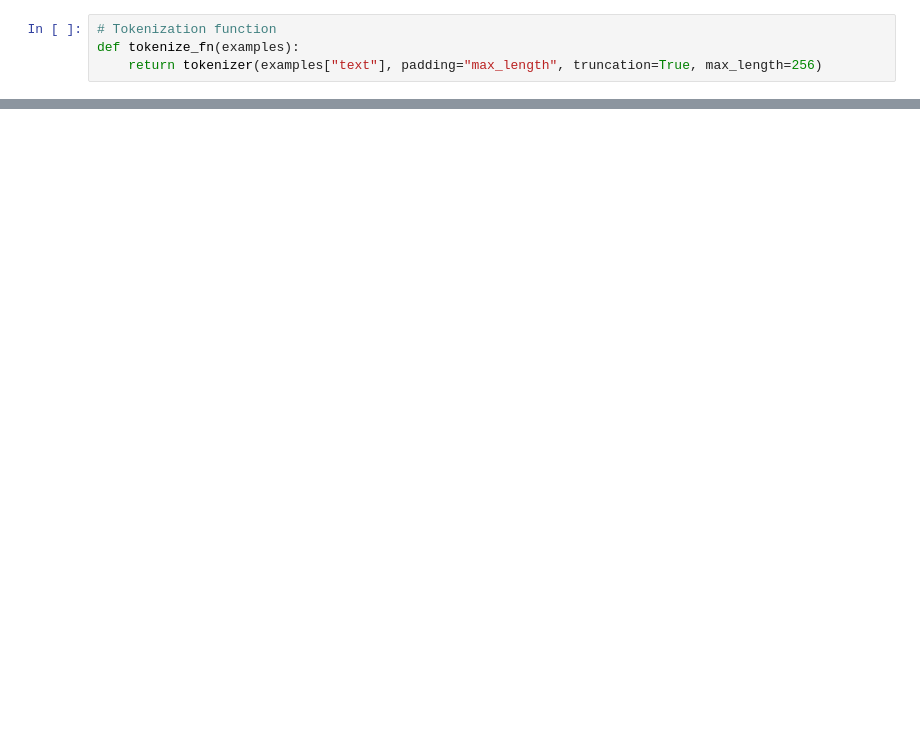
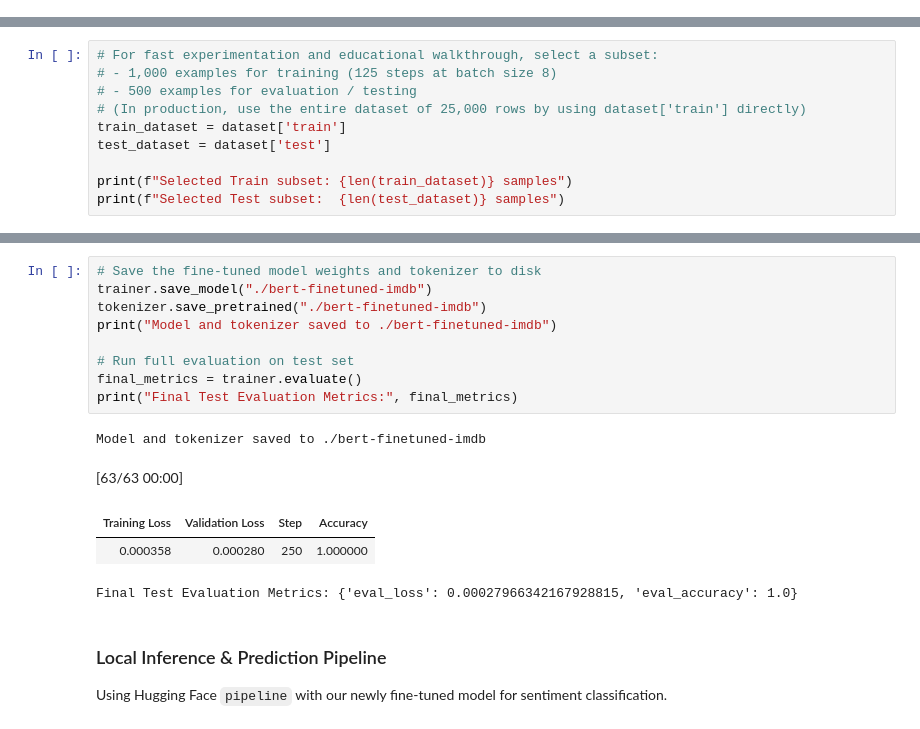
Before and after one commit to AkhandPratapSingh11/bulding-and-bulding-and-finetuning-slm-from-scratch, a Jupyter notebook: bert_finetuning.ipynb, the cells around one changed output, grey strips where cells are left out. Saved outputs shown, nothing was run; the diff lists cells and outputs as text; blank space fills up the shorter version.

Commit message:
Bert finetuning of diff task

```diff
--- a/bert_finetuning.ipynb
+++ b/bert_finetuning.ipynb
@@ -47,4 +0,0 @@ dataset['train'].features
-# %%
-# Tokenization function
-def tokenize_fn(examples):
-    return tokenizer(examples["text"], padding="max_length", truncation=True, max_length=256)
@@ -235,0 +71,10 @@ Successfully published model to: https://huggingface.co/Akhand108/my-bert-imdb2
+# %%
+# For fast experimentation and educational walkthrough, select a subset:
+# - 1,000 examples for training (125 steps at batch size 8)
+# - 500 examples for evaluation / testing
+# (In production, use the entire dataset of 25,000 rows by using dataset['train'] directly)
+train_dataset = dataset['train']
+test_dataset = dataset['test']
+
+print(f"Selected Train subset: {len(train_dataset)} samples")
+print(f"Selected Test subset:  {len(test_dataset)} samples")
@@ -235,0 +262,18 @@ Successfully published model to: https://huggingface.co/Akhand108/my-bert-imdb2
+# %%
+# Save the fine-tuned model weights and tokenizer to disk
+trainer.save_model("./bert-finetuned-imdb")
+tokenizer.save_pretrained("./bert-finetuned-imdb")
+print("Model and tokenizer saved to ./bert-finetuned-imdb")
+
+# Run full evaluation on test set
+final_metrics = trainer.evaluate()
+print("Final Test Evaluation Metrics:", final_metrics)
+# %% [output]
+Model and tokenizer saved to ./bert-finetuned-imdb
+[63/63 00:00]
+| Training Loss | Validation Loss | Step | Accuracy |
+| 0.000358 | 0.000280 | 250 | 1.000000 |
+Final Test Evaluation Metrics: {'eval_loss': 0.00027966342167928815, 'eval_accuracy': 1.0}
+# %% [markdown]
+### Local Inference & Prediction Pipeline
+Using Hugging Face `pipeline` with our newly fine-tuned model for sentiment classification.
```
Also changed, not shown: parts of 55 cells of this notebook, 1 other file.
